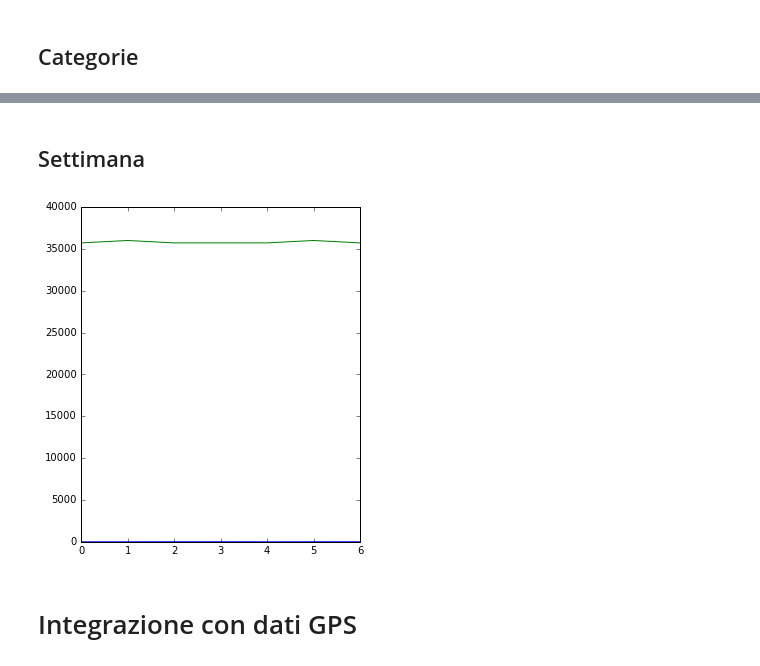
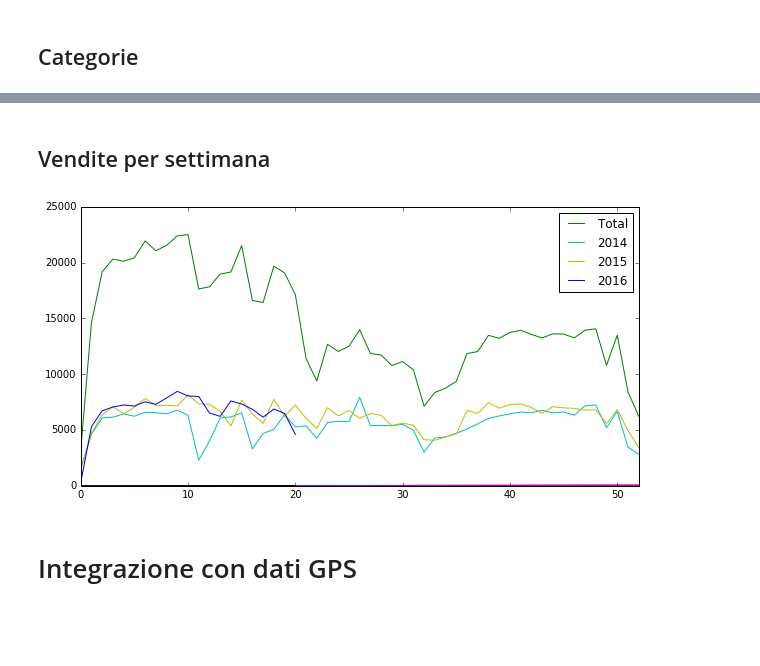
Before and after one commit to riccamastellone/BIP, a Jupyter notebook: BIP.ipynb, the cells around one changed output, grey strips where cells are left out. Cells and saved outputs as stored; diff of their text form; code cells hidden in the pictures; blank space fills up the shorter version.

```diff
--- a/BIP.ipynb
+++ b/BIP.ipynb
@@ -99,13 +106,32 @@ categorie
-# %% [markdown]
-Settimana
----
-# %%
-fig = plt.figure(figsize=(5,6))
-giorni = (rdd.map(lambda x: (x.giorno_della_settimana,1))
-                       .reduceByKey(lambda x,y: x+y)).collect()
-plot = plt.plot(giorni)
-# %% [output]
-[figure, removed]
+# %% [markdown]
+Vendite per settimana
+---
+# %%
+vendite_settimana_tot = (rdd.map(lambda x: (x.settimana_dell_anno,x.vendite))
+                       .reduceByKey(lambda x,y: x+y)).collect()
+vendite_settimana_2014 = (rdd.filter(lambda x: x.anno == 2014).map(lambda x: (x.settimana_dell_anno,x.vendite))
+                       .reduceByKey(lambda x,y: x+y)).collect()
+vendite_settimana_2015 = (rdd.filter(lambda x: x.anno == 2015).map(lambda x: (x.settimana_dell_anno,x.vendite))
+                       .reduceByKey(lambda x,y: x+y)).collect()
+vendite_settimana_2016 = (rdd.filter(lambda x: x.anno == 2016).map(lambda x: (x.settimana_dell_anno,x.vendite))
+                       .reduceByKey(lambda x,y: x+y)).collect()
+# %%
+fig = plt.figure(figsize=(10,5))
+plt.xlim([0, 52])
+
+plt.plot(vendite_settimana_tot, label='Total')
+plt.plot(vendite_settimana_2014, label = '2014')
+plt.plot(vendite_settimana_2015, label = '2015')
+plt.plot(vendite_settimana_2016, label = '2016')
+
+from collections import OrderedDict
+handles, labels = plt.gca().get_legend_handles_labels()
+by_label = OrderedDict(zip(labels, handles))
+plt.legend(by_label.values(), by_label.keys())
+
+plt.show()
+# %% [output]
+[figure, added]
 # %% [markdown]
 # Integrazione con dati GPS
 # %%
```
Also changed, not shown: parts of 7 cells of this notebook, 8 other files.
